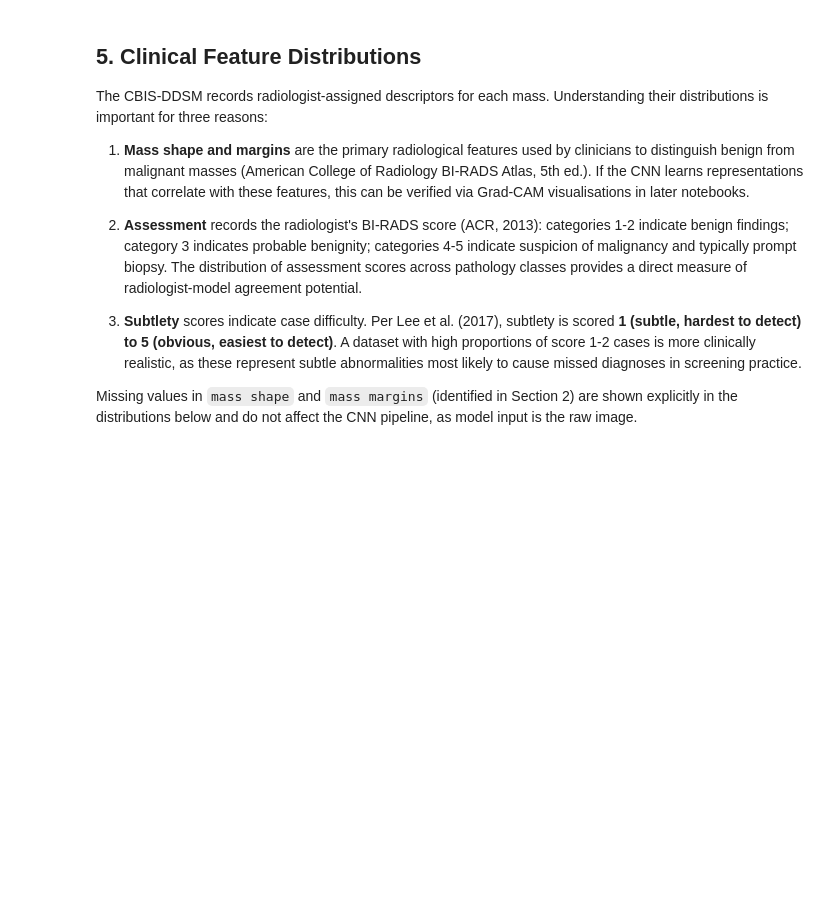
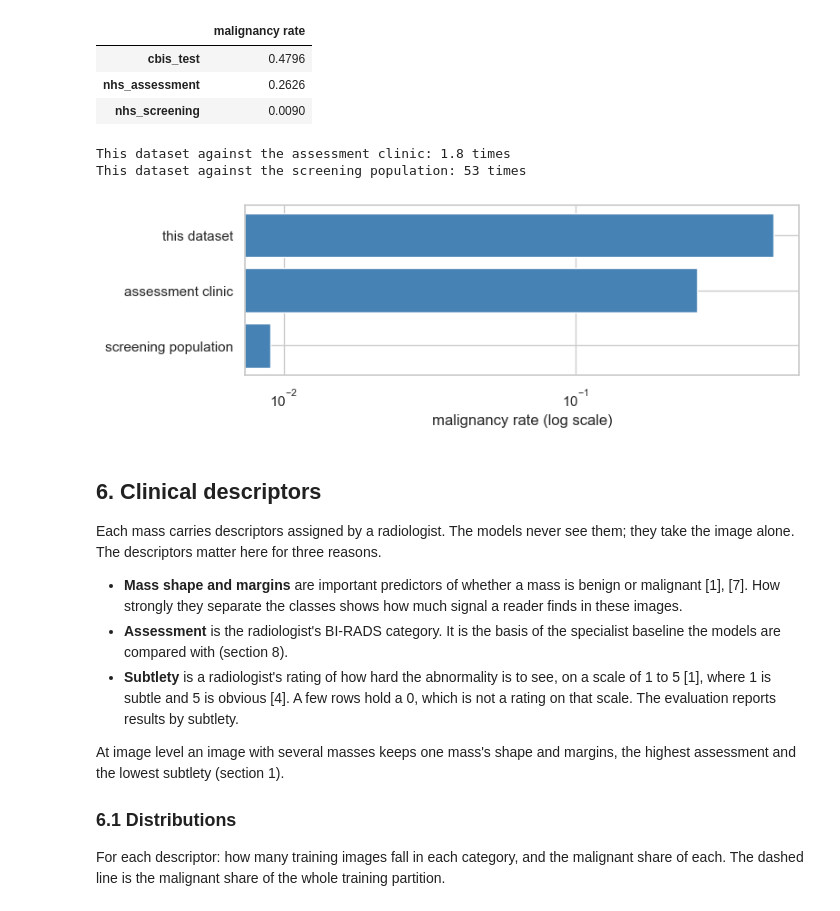
Before and after one commit to teo-tat/ddsm-dl-screening, a Jupyter notebook: notebooks/01_eda.ipynb, the cells around one changed output. Drawn from its saved outputs; the diff is of its cells as text; code cells hidden in the pictures; blank space fills up the shorter version.

Commit message:
Add the exploratory and lesion-geometry notebooks

```diff
--- a/notebooks/01_eda.ipynb
+++ b/notebooks/01_eda.ipynb
@@ -590,13 +541,52 @@ CBIS-DDSM malignancy rate (train): 46.9%  (~72x enriched vs real-world screening
+# %%
+# NHS Breast Screening Programme, England, 2024-25 [6]; women aged 45 and over.
+# The screened count is published as 2.15 million (rounded).
+NHS_SCREENED, NHS_RECALLED, NHS_CANCERS = 2_150_000, 73_451, 19_291
+
+expected = {
+    "cbis_test": recorded["test"]["images_malignant"] / recorded["test"]["images"],
+    "nhs_assessment": NHS_CANCERS / NHS_RECALLED,
+    "nhs_screening": NHS_CANCERS / NHS_SCREENED,
+}
+for key, value in expected.items():
+    assert abs(config.PREVALENCE[key] - value) < 1e-4, f"PREVALENCE['{key}'] is off its source"
+
+prevalence = pd.Series(config.PREVALENCE, name="malignancy rate")
+show(prevalence.to_frame(), {"malignancy rate": "{:.4f}"})
+against_clinic = prevalence["cbis_test"] / prevalence["nhs_assessment"]
+against_screening = prevalence["cbis_test"] / prevalence["nhs_screening"]
+print(f"This dataset against the assessment clinic: {against_clinic:.1f} times")
+print(f"This dataset against the screening population: {against_screening:.0f} times")
+
+fig, ax = plt.subplots(figsize=(8, 2.8))
+labels = ["this dataset", "assessment clinic", "screening population"]
+ax.barh(labels, prevalence[["cbis_test", "nhs_assessment", "nhs_screening"]], color="steelblue")
+ax.set_xscale("log")
+ax.set_xlabel("malignancy rate (log scale)")
+ax.invert_yaxis()
+fig.tight_layout()
+fig.savefig(CONFIG["figures_dir"] / "prevalence.png")
+plt.show()
+# %% [output]
+|  | malignancy rate |
+| cbis_test | 0.4796 |
+| nhs_assessment | 0.2626 |
+| nhs_screening | 0.0090 |
+This dataset against the assessment clinic: 1.8 times
+This dataset against the screening population: 53 times
+[figure, added]
 # %% [markdown]
-## 5. Clinical Feature Distributions
+## 6. Clinical descriptors
 
-The CBIS-DDSM records radiologist-assigned descriptors for each mass. Understanding their distributions is important for three reasons:
+Each mass carries descriptors assigned by a radiologist. The models never see them; they take the image alone. The descriptors matter here for three reasons.
 
-1. **Mass shape and margins** are the primary radiological features used by clinicians to distinguish benign from malignant masses (American College of Radiology BI-RADS Atlas, 5th ed.). If the CNN learns representations that correlate with these features, this can be verified via Grad-CAM visualisations in later notebooks.
+- **Mass shape and margins** are important predictors of whether a mass is benign or malignant [1], [7]. How strongly they separate the classes shows how much signal a reader finds in these images.
+- **Assessment** is the radiologist's BI-RADS category. It is the basis of the specialist baseline the models are compared with (section 8).
+- **Subtlety** is a radiologist's rating of how hard the abnormality is to see, on a scale of 1 to 5 [1], where 1 is subtle and 5 is obvious [4]. A few rows hold a 0, which is not a rating on that scale. The evaluation reports results by subtlety.
 
-2. **Assessment** records the radiologist's BI-RADS score (ACR, 2013): categories 1-2 indicate benign findings; category 3 indicates probable benignity; categories 4-5 indicate suspicion of malignancy and typically prompt biopsy. The distribution of assessment scores across pathology classes provides a direct measure of radiologist-model agreement potential.
+At image level an image with several masses keeps one mass's shape and margins, the highest assessment and the lowest subtlety (section 1).
 
-3. **Subtlety** scores indicate case difficulty. Per Lee et al. (2017), subtlety is scored **1 (subtle, hardest to detect) to 5 (obvious, easiest to detect)**. A dataset with high proportions of score 1-2 cases is more clinically realistic, as these represent subtle abnormalities most likely to cause missed diagnoses in screening practice.
+### 6.1 Distributions
 
-Missing values in `mass shape` and `mass margins` (identified in Section 2) are shown explicitly in the distributions below and do not affect the CNN pipeline, as model input is the raw image.
+For each descriptor: how many training images fall in each category, and the malignant share of each. The dashed line is the malignant share of the whole training partition.
 # %%
```
Also changed, not shown: parts of 73 cells of this notebook, 2 other files.
